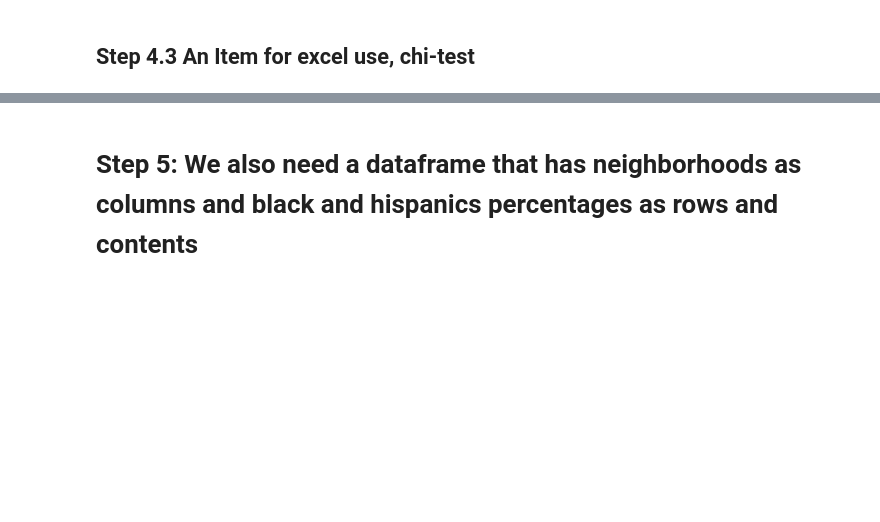
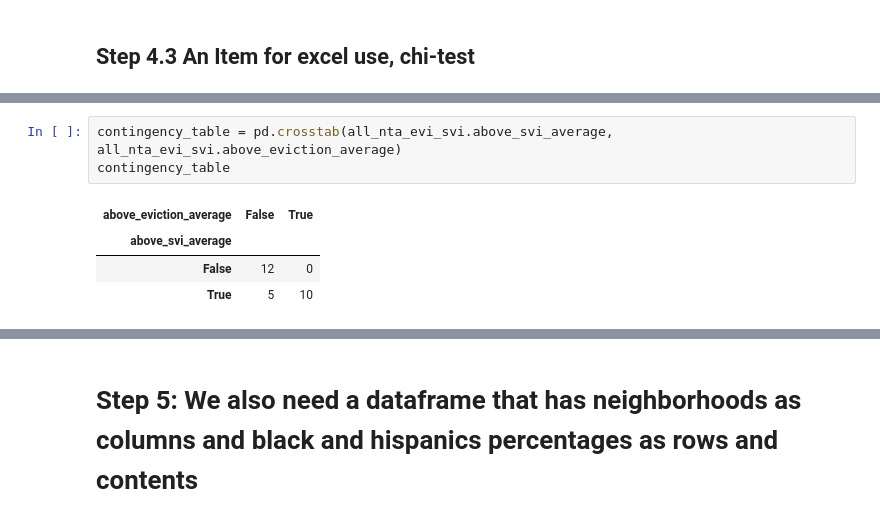
Before and after one commit to simaoalicechen/NYC_Landlord_Behavior_Analysis_Project, a Jupyter notebook: Part_4.2_Prepare_for_Excel_Neighborhood_Level.ipynb, the cells around one changed output, grey strips where cells are left out. Cells and saved outputs as stored; diff of their text form; blank space fills up the shorter version.

```diff
--- a/Part_4.2_Prepare_for_Excel_Neighborhood_Level.ipynb
+++ b/Part_4.2_Prepare_for_Excel_Neighborhood_Level.ipynb
@@ -1098,0 +1100,8 @@ all_nta_evi_svi
+# %%
+contingency_table = pd.crosstab(all_nta_evi_svi.above_svi_average, all_nta_evi_svi.above_eviction_average)
+contingency_table
+# %% [output]
+| above_eviction_average | False | True |
+| above_svi_average |  |  |
+| False | 12 | 0 |
+| True | 5 | 10 |
```
Also changed, not shown: parts of 23 cells of this notebook, 1 other file.
